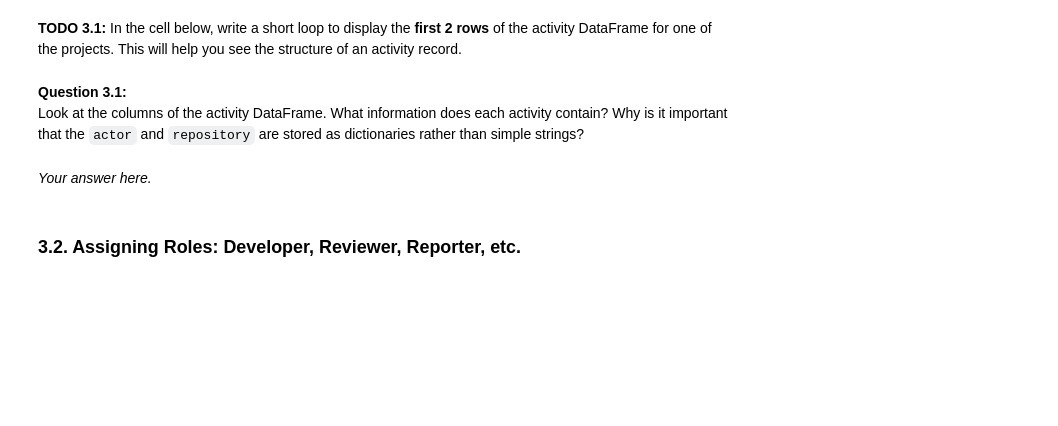
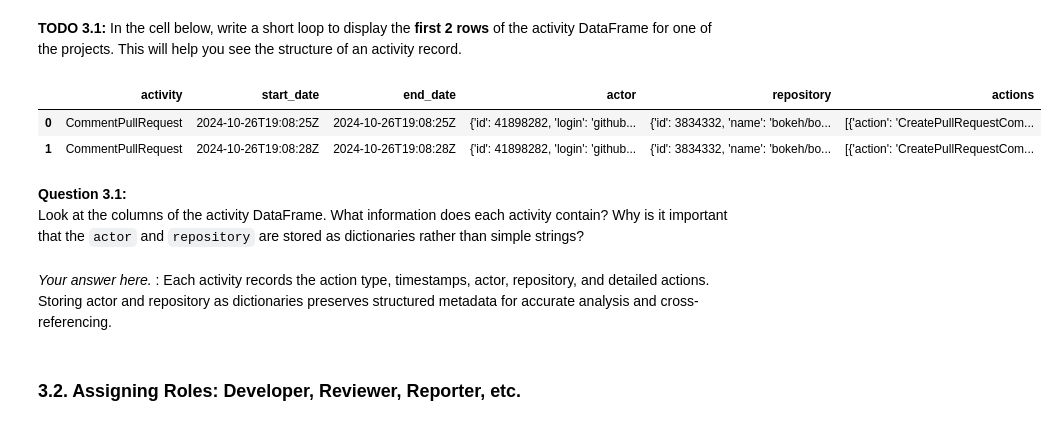
Before and after one commit to SnYco55/Software-Evolution-Practical-Bots-TP, a Jupyter notebook: Bots-Template.ipynb, the cells around one changed output. Cells and saved outputs as stored; diff of their text form; code cells hidden in the pictures; blank space fills up the shorter version.

```diff
--- a/Bots-Template.ipynb
+++ b/Bots-Template.ipynb
@@ -1272,11 +1282,18 @@ for file in activity_files:
 **TODO 3.1:** In the cell below, write a short loop to display the **first 2 rows** of the activity DataFrame for one of the projects. This will help you see the structure of an activity record.
 # %%
 # TODO: Display the first 2 rows of an activity DataFrame (choose any project)
+activities_dfs['bokeh_bokeh'].head(2)
+# %% [output]
+|  | activity | start_date | end_date | actor | repository | actions |
+| 0 | CommentPullRequest | 2024-10-26T19:08:25Z | 2024-10-26T19:08:25Z | {'id': 41898282, 'login': 'github... | {'id': 3834332, 'name': 'bokeh/bo... | [{'action': 'CreatePullRequestCom... |
+| 1 | CommentPullRequest | 2024-10-26T19:08:28Z | 2024-10-26T19:08:28Z | {'id': 41898282, 'login': 'github... | {'id': 3834332, 'name': 'bokeh/bo... | [{'action': 'CreatePullRequestCom... |
 # %% [markdown]
 **Question 3.1:**
 Look at the columns of the activity DataFrame. What information does each activity contain? Why is it important that the `actor` and `repository` are stored as dictionaries rather than simple strings?
 # %% [markdown]
-*Your answer here.*
+*Your answer here.* :
+Each activity records the action type, timestamps, actor, repository, and detailed actions.
+Storing actor and repository as dictionaries preserves structured metadata for accurate analysis and cross-referencing.
 # %% [markdown]
 ### 3.2. Assigning Roles: Developer, Reviewer, Reporter, etc.
 # %% [markdown]
```
Also changed, not shown: parts of 7 cells of this notebook.
